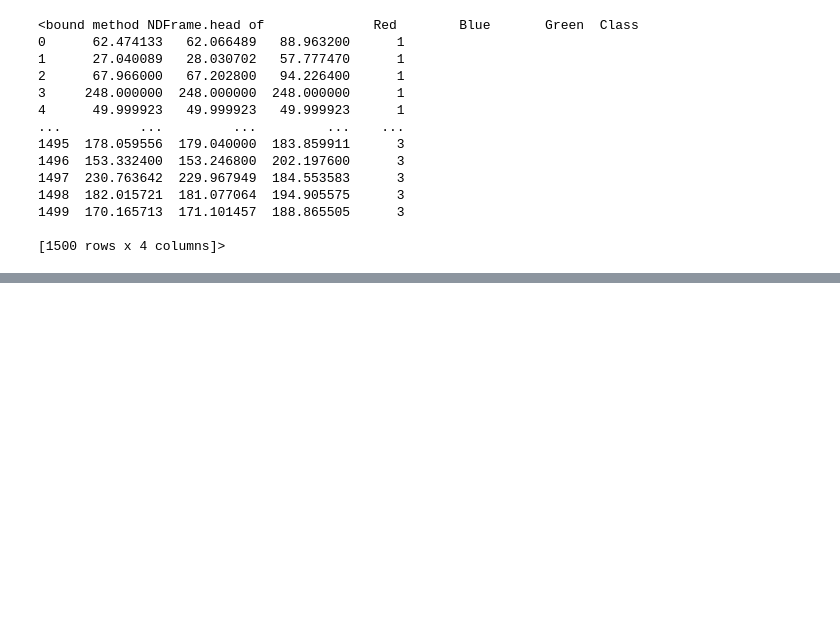
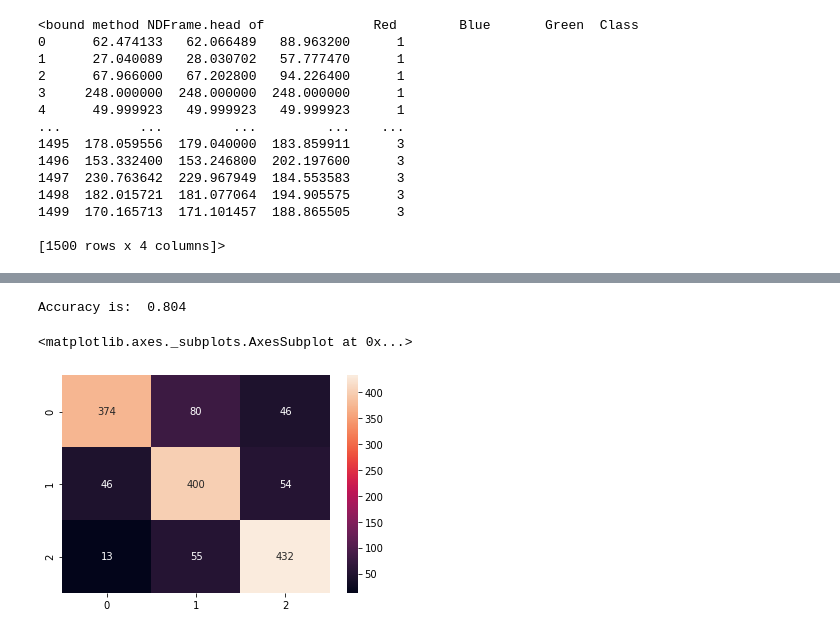
Before and after one commit to Rahul-Sridhar/apple_case_study, a Jupyter notebook: ml_image_classifier.ipynb, the cells around one changed output, grey strips where cells are left out. Drawn from its saved outputs; the diff is of its cells as text; code cells hidden in the pictures; blank space fills up the shorter version.

```diff
--- a/ml_image_classifier.ipynb
+++ b/ml_image_classifier.ipynb
@@ -72,4 +69,0 @@ y_val = val_df['Class']
-# %%
-from sklearn.svm import SVC
-linear_svclassifier = SVC(kernel='linear')
-linear_svclassifier.fit(X_train, y_train)
@@ -124,0 +336,20 @@ weighted avg       0.68      0.63      0.64      1500
+# %%
+# Univariate feature selection and random forest classification
+from sklearn.feature_selection import SelectKBest
+from sklearn.feature_selection import chi2
+# find best scored 5 features
+select_feature = SelectKBest(chi2, k=3).fit(X_train, y_train)
+
+X_train_2 = select_feature.transform(X_train)
+X_test_2 = select_feature.transform(X_test)
+#random forest classifier with n_estimators=10 (default)
+clf_rf_2 = RandomForestClassifier()
+clr_rf_2 = clf_rf_2.fit(X_train_2,y_train)
+ac_2 = accuracy_score(y_test,clf_rf_2.predict(X_test_2))
+print('Accuracy is: ',ac_2)
+cm_2 = confusion_matrix(y_test,clf_rf_2.predict(X_test_2))
+sns.heatmap(cm_2,annot=True,fmt="d")
+# %% [output]
+Accuracy is:  0.804
+<matplotlib.axes._subplots.AxesSubplot at 0x...>
+[figure, added]
```
Also changed, not shown: parts of 25 cells of this notebook.
